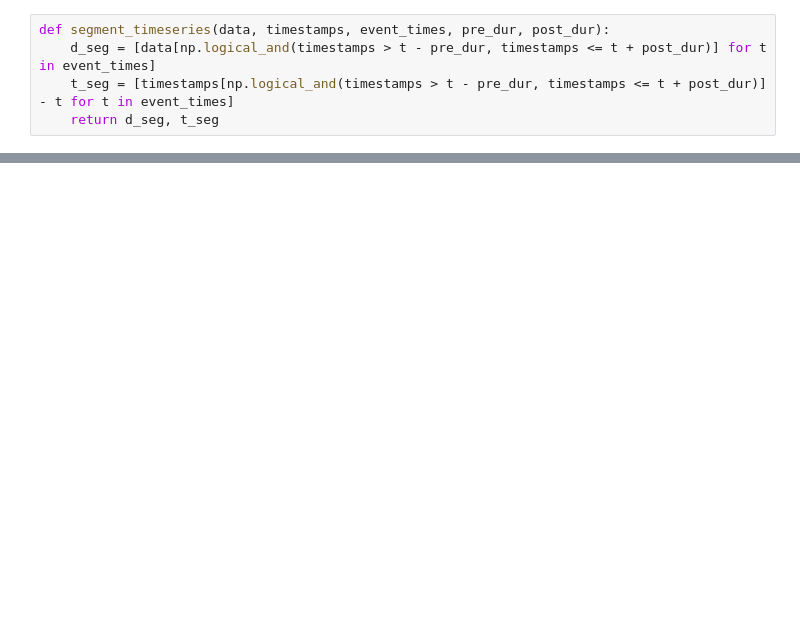
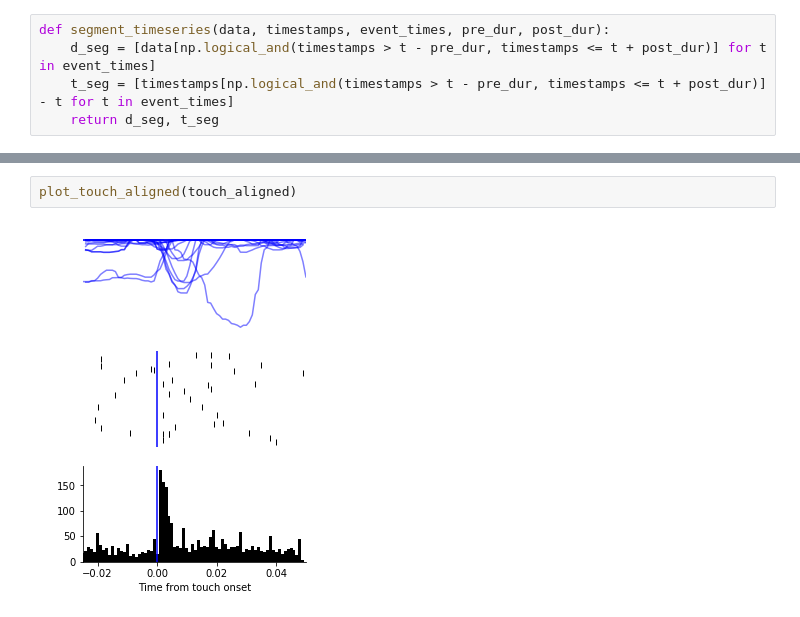
Before and after one commit to vathes/DJ-NWB-Yu-Gutnisky-2016, a Jupyter notebook: notebooks/Yu-Gutnisky-2016-example.ipynb, the cells around one changed output, grey strips where cells are left out. Cells and saved outputs as stored; diff of their text form; blank space fills up the shorter version.

```diff
--- a/notebooks/Yu-Gutnisky-2016-example.ipynb
+++ b/notebooks/Yu-Gutnisky-2016-example.ipynb
@@ -294,0 +242,4 @@ axs[-1].spines["right"].set_visible(False)
+# %%
+plot_touch_aligned(touch_aligned)
+# %% [output]
+[figure, added]
```
Also changed, not shown: parts of 67 cells of this notebook, 2 other files.
